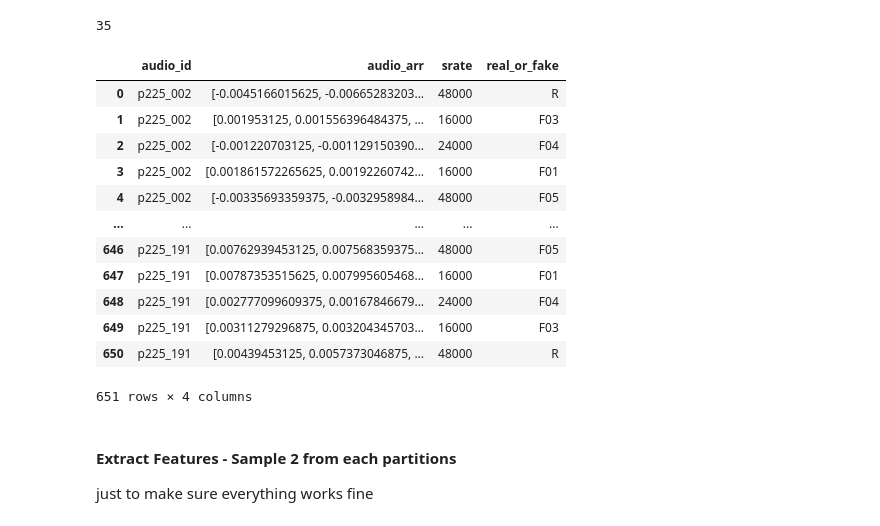
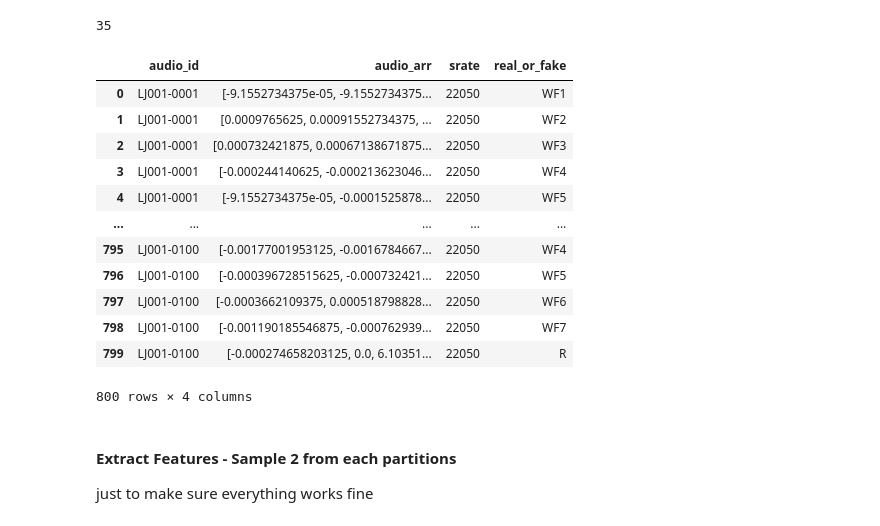
Before and after one commit to keerthana98/AudioDeepfakeDetection, a Jupyter notebook: notebooks/feature_extraction/wavefake_feature_extraction.ipynb, the cells around one changed output. Drawn from its saved outputs; the diff is of its cells as text; code cells hidden in the pictures.

Commit message:
feature extraction -wavefake

```diff
--- a/notebooks/feature_extraction/wavefake_feature_extraction.ipynb
+++ b/notebooks/feature_extraction/wavefake_feature_extraction.ipynb
@@ -62,23 +62,23 @@ def generate_dataframe(iterable_ds):
     return df
 # %%
 partition_id = partitions[0]
-iterable_ds = load_parquet_data(partition_id=partition_id)
+iterable_ds = load_parquet_data(partition_id=partition_id, dataset='wavefake')
 partition_df = generate_dataframe(iterable_ds)
 partition_df
 # %% [output]
 |  | audio_id | audio_arr | srate | real_or_fake |
-| 0 | p225_002 | [-0.0045166015625, -0.00665283203... | 48000 | R |
-| 1 | p225_002 | [0.001953125, 0.001556396484375, ... | 16000 | F03 |
-| 2 | p225_002 | [-0.001220703125, -0.001129150390... | 24000 | F04 |
-| 3 | p225_002 | [0.001861572265625, 0.00192260742... | 16000 | F01 |
-| 4 | p225_002 | [-0.00335693359375, -0.0032958984... | 48000 | F05 |
+| 0 | LJ001-0001 | [-9.1552734375e-05, -9.1552734375... | 22050 | WF1 |
+| 1 | LJ001-0001 | [0.0009765625, 0.00091552734375, ... | 22050 | WF2 |
+| 2 | LJ001-0001 | [0.000732421875, 0.00067138671875... | 22050 | WF3 |
+| 3 | LJ001-0001 | [-0.000244140625, -0.000213623046... | 22050 | WF4 |
+| 4 | LJ001-0001 | [-9.1552734375e-05, -0.0001525878... | 22050 | WF5 |
 | ... | ... | ... | ... | ... |
-| 646 | p225_191 | [0.00762939453125, 0.007568359375... | 48000 | F05 |
-| 647 | p225_191 | [0.00787353515625, 0.007995605468... | 16000 | F01 |
-| 648 | p225_191 | [0.002777099609375, 0.00167846679... | 24000 | F04 |
-| 649 | p225_191 | [0.00311279296875, 0.003204345703... | 16000 | F03 |
-| 650 | p225_191 | [0.00439453125, 0.0057373046875, ... | 48000 | R |
+| 795 | LJ001-0100 | [-0.00177001953125, -0.0016784667... | 22050 | WF4 |
+| 796 | LJ001-0100 | [-0.000396728515625, -0.000732421... | 22050 | WF5 |
+| 797 | LJ001-0100 | [-0.0003662109375, 0.000518798828... | 22050 | WF6 |
+| 798 | LJ001-0100 | [-0.001190185546875, -0.000762939... | 22050 | WF7 |
+| 799 | LJ001-0100 | [-0.000274658203125, 0.0, 6.10351... | 22050 | R |
-651 rows × 4 columns
+800 rows × 4 columns
 # %% [markdown]
 #### Extract Features - Sample 2 from each partitions
 
```
